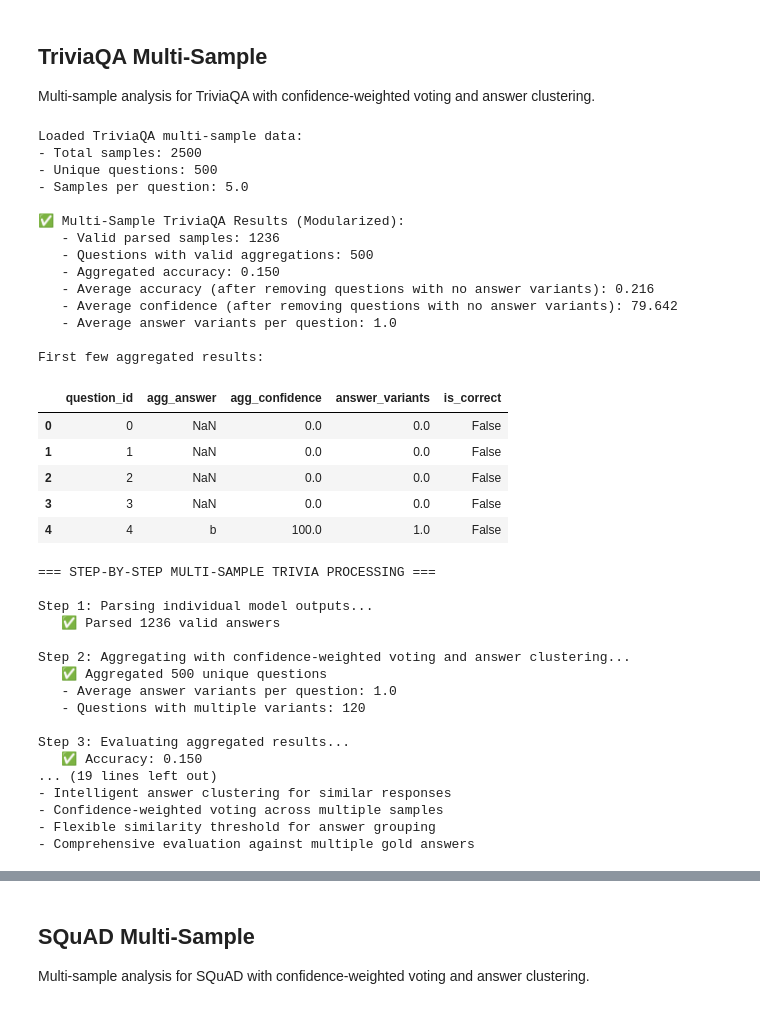
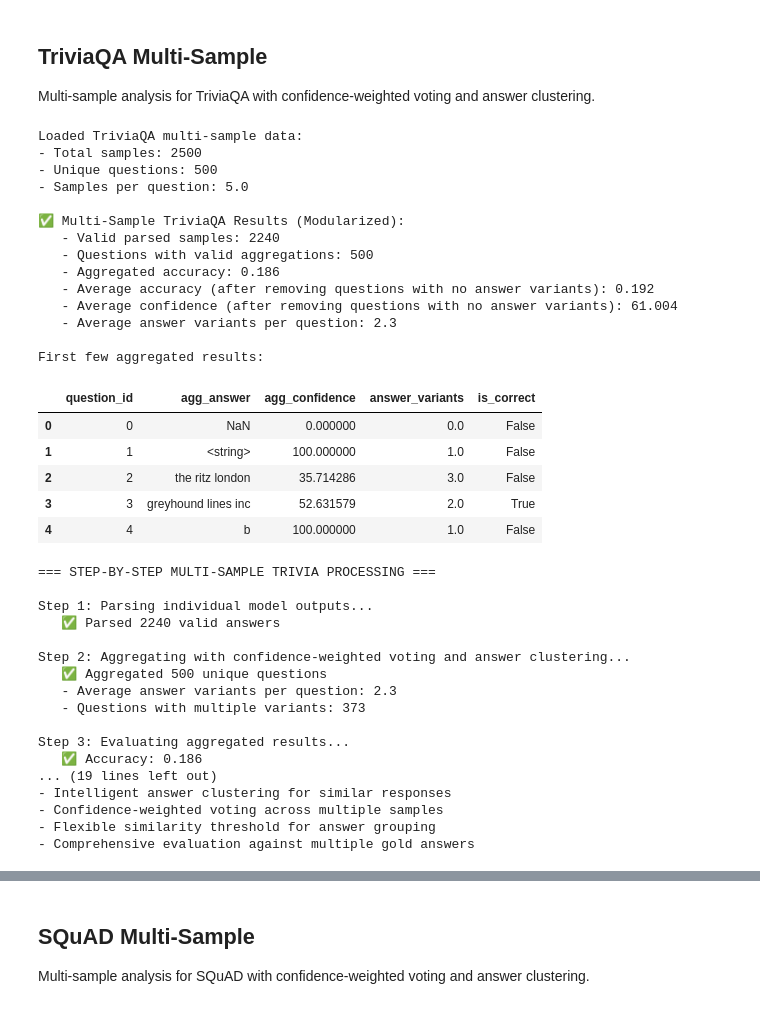
Before and after one commit to christian-hobelsberger/LLMUncertainty, a Jupyter notebook: analyze_confidence_output.ipynb, the cells around one changed output, grey strips where cells are left out. Drawn from its saved outputs; the diff is of its cells as text; code cells hidden in the pictures.

```diff
--- a/analyze_confidence_output.ipynb
+++ b/analyze_confidence_output.ipynb
@@ -1012,7 +1012,7 @@ from parsing_and_evaluation import (
 # ───────────────────────────────
 # 0. Load Data
 # ───────────────────────────────
-df_trivia_multi = pd.read_csv("output/llm_confidence_elicitation/verbalized_confidence_multi_model/trivia_llama_k5_topk_500_full.csv")
+df_trivia_multi = pd.read_csv("output/llm_confidence_elicitation/verbalized_confidence_multi_model/trivia_llama_k5_topk_500_full_parsed.csv")
 
 print(f"Loaded TriviaQA multi-sample data:")
 print(f"- Total samples: {len(df_trivia_multi)}")
@@ -1028,43 +1028,43 @@ df_parsed_trivia, df_agg_trivia, eval_df_trivia, acc_trivia = parse_aggregate_ev
     similarity_threshold=0.8  # Threshold for clustering similar answers
 )
 
 print(f"\n✅ Multi-Sample TriviaQA Results (Modularized):")
 print(f"   - Valid parsed samples: {df_parsed_trivia['parsed_answer'].notna().sum()}")
 print(f"   - Questions with valid aggregations: {len(df_agg_trivia)}")
 print(f"   - Aggregated accuracy: {acc_trivia:.3f}")
 # Return average accuracy after removing rows with answer_variants equal to 0
 valid_eval_trivia = eval_df_trivia[eval_df_trivia['answer_variants'] > 0]
 avg_accuracy_trivia = valid_eval_trivia['is_correct'].mean()
 avg_confidence_trivia = valid_eval_trivia['agg_confidence'].mean()
 print(f"   - Average accuracy (after removing questions with no answer variants): {avg_accuracy_trivia:.3f}")
 print(f"   - Average confidence (after removing questions with no answer variants): {avg_confidence_trivia:.3f}")
 print(f"   - Average answer variants per question: {df_agg_trivia['answer_variants'].mean():.1f}")
 
 # Show first few results
 print(f"\nFirst few aggregated results:")
 display_cols = ['question_id', 'agg_answer', 'agg_confidence', 'answer_variants', 'is_correct']
 eval_df_trivia[display_cols].head()
 # %% [output]
 Loaded TriviaQA multi-sample data:
 - Total samples: 2500
 - Unique questions: 500
 - Samples per question: 5.0
 
 ✅ Multi-Sample TriviaQA Results (Modularized):
-   - Valid parsed samples: 1236
+   - Valid parsed samples: 2240
    - Questions with valid aggregations: 500
-   - Aggregated accuracy: 0.150
-   - Average accuracy (after removing questions with no answer variants): 0.216
-   - Average confidence (after removing questions with no answer variants): 79.642
-   - Average answer variants per question: 1.0
+   - Aggregated accuracy: 0.186
+   - Average accuracy (after removing questions with no answer variants): 0.192
+   - Average confidence (after removing questions with no answer variants): 61.004
+   - Average answer variants per question: 2.3
 
 First few aggregated results:
 |  | question_id | agg_answer | agg_confidence | answer_variants | is_correct |
-| 0 | 0 | NaN | 0.0 | 0.0 | False |
-| 1 | 1 | NaN | 0.0 | 0.0 | False |
-| 2 | 2 | NaN | 0.0 | 0.0 | False |
-| 3 | 3 | NaN | 0.0 | 0.0 | False |
-| 4 | 4 | b | 100.0 | 1.0 | False |
+| 0 | 0 | NaN | 0.000000 | 0.0 | False |
+| 1 | 1 | <string> | 100.000000 | 1.0 | False |
+| 2 | 2 | the ritz london | 35.714286 | 3.0 | False |
+| 3 | 3 | greyhound lines inc | 52.631579 | 2.0 | True |
+| 4 | 4 | b | 100.000000 | 1.0 | False |
 # %%
 # Alternative: Step-by-step usage of modularized TriviaQA functions
 print("=== STEP-BY-STEP MULTI-SAMPLE TRIVIA PROCESSING ===")
@@ -1117,15 +1117,15 @@ print("- Comprehensive evaluation against multiple gold answers")
 === STEP-BY-STEP MULTI-SAMPLE TRIVIA PROCESSING ===
 
 Step 1: Parsing individual model outputs...
-   ✅ Parsed 1236 valid answers
+   ✅ Parsed 2240 valid answers
 
 Step 2: Aggregating with confidence-weighted voting and answer clustering...
    ✅ Aggregated 500 unique questions
-   - Average answer variants per question: 1.0
-   - Questions with multiple variants: 120
+   - Average answer variants per question: 2.3
+   - Questions with multiple variants: 373
 
 Step 3: Evaluating aggregated results...
-   ✅ Accuracy: 0.150
+   ✅ Accuracy: 0.186
 ... (19 lines left out)
 - Intelligent answer clustering for similar responses
 - Confidence-weighted voting across multiple samples
```
Also changed, not shown: parts of 5 cells of this notebook, 7 other files.
